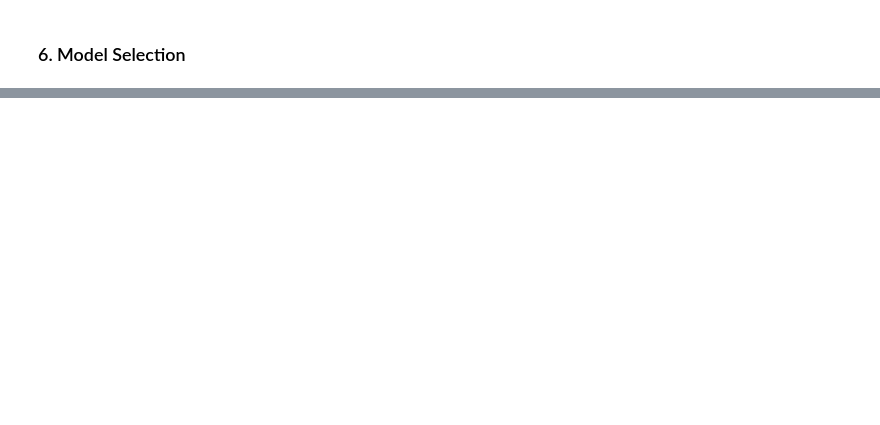
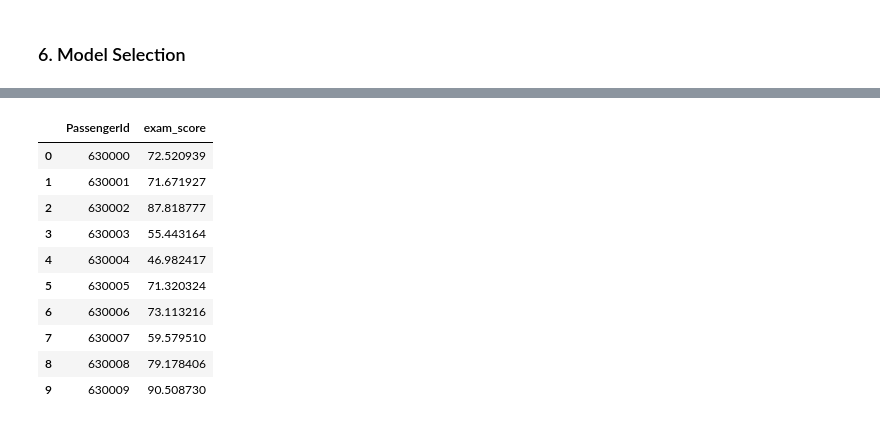
Before and after one commit to matcze/prediction_score, a Jupyter notebook: pred_score.ipynb, the cells around one changed output, grey strips where cells are left out. Saved outputs shown, nothing was run; the diff lists cells and outputs as text; code cells hidden in the pictures; blank space fills up the shorter version.

```diff
--- a/pred_score.ipynb
+++ b/pred_score.ipynb
@@ -910,6 +920,8 @@ dataset_train
 | 629998 | 20 | male | b.com | 1.54 | 75.1 | yes | 8.2 | average | ... |
 | 629999 | 18 | other | b.tech | 3.94 | 75.3 | yes | 5.8 | poor | ... |
 630000 rows × 12 columns
+# %%
+pass_col = dataset_test["id"]
 # %%
 dataset_test = dataset_test.drop(["id"], axis= 1)
 # %%
@@ -1560,0 +1661,21 @@ models.sort_values(by="Score", ascending=True)
+# %%
+solution = model_lgb.predict(dataset_test)
+# %%
+submission_df = pd.DataFrame({
+    "PassengerId": pass_col,
+    "exam_score": solution
+})
+submission_df.to_csv('submissions.csv', header=True, index=False)
+submission_df.head(10)
+# %% [output]
+|  | PassengerId | exam_score |
+| 0 | 630000 | 72.520939 |
+| 1 | 630001 | 71.671927 |
+| 2 | 630002 | 87.818777 |
+| 3 | 630003 | 55.443164 |
+| 4 | 630004 | 46.982417 |
+| 5 | 630005 | 71.320324 |
+| 6 | 630006 | 73.113216 |
+| 7 | 630007 | 59.579510 |
+| 8 | 630008 | 79.178406 |
+| 9 | 630009 | 90.508730 |
```
Also changed, not shown: parts of 37 cells of this notebook, 1 other file.
